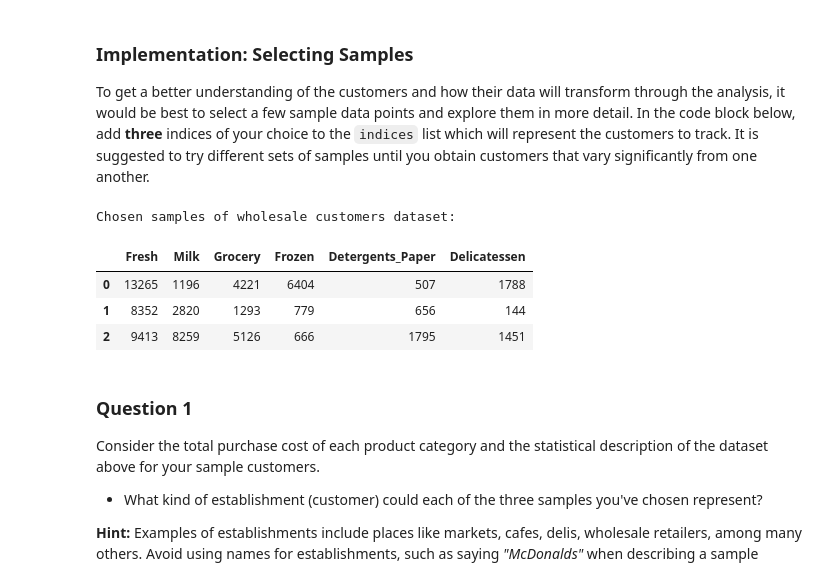
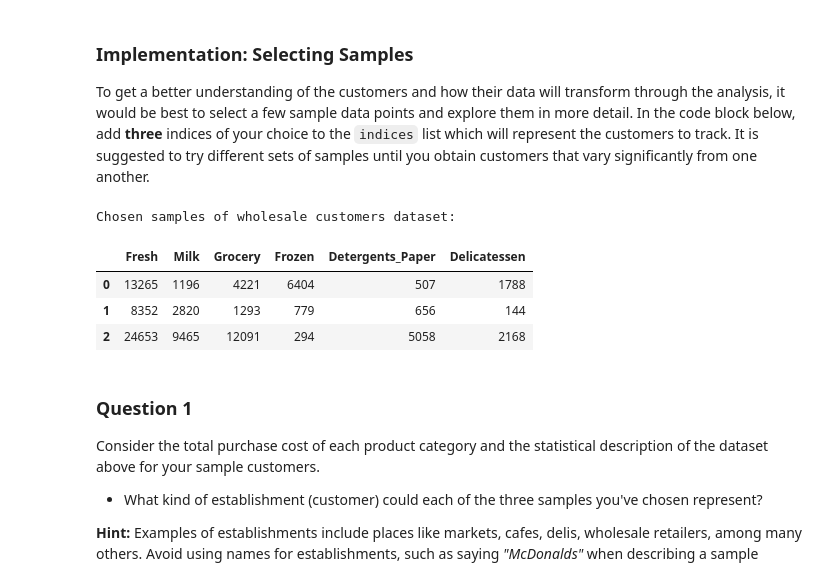
Before and after one commit to mkery/Verdant, a Jupyter notebook: notebooks_test/customer/customer_segments.ipynb, the cells around one changed output. Saved outputs shown, nothing was run; the diff lists cells and outputs as text; code cells hidden in the pictures.

```diff
--- a/notebooks_test/customer/customer_segments.ipynb
+++ b/notebooks_test/customer/customer_segments.ipynb
@@ -60,18 +60,18 @@ display(data.describe())
 To get a better understanding of the customers and how their data will transform through the analysis, it would be best to select a few sample data points and explore them in more detail. In the code block below, add **three** indices of your choice to the `indices` list which will represent the customers to track. It is suggested to try different sets of samples until you obtain customers that vary significantly from one another.
 # %%
 # TODO: Select three indices of your choice you wish to sample from the dataset
-indices = [3, 69, 5]
+indices = [3, 69, 14]
 
 # Create a DataFrame of the chosen samples
 samples = pd.DataFrame(data.loc[indices], columns = data.keys()).reset_index(drop = True)
 print("Chosen samples of wholesale customers dataset:")
 display(samples)
 # %% [output]
 Chosen samples of wholesale customers dataset:
 |  | Fresh | Milk | Grocery | Frozen | Detergents_Paper | Delicatessen |
 | 0 | 13265 | 1196 | 4221 | 6404 | 507 | 1788 |
 | 1 | 8352 | 2820 | 1293 | 779 | 656 | 144 |
-| 2 | 9413 | 8259 | 5126 | 666 | 1795 | 1451 |
+| 2 | 24653 | 9465 | 12091 | 294 | 5058 | 2168 |
 # %% [markdown]
 ### Question 1
 Consider the total purchase cost of each product category and the statistical description of the dataset above for your sample customers.
```
Also changed, not shown: 2 other files.
